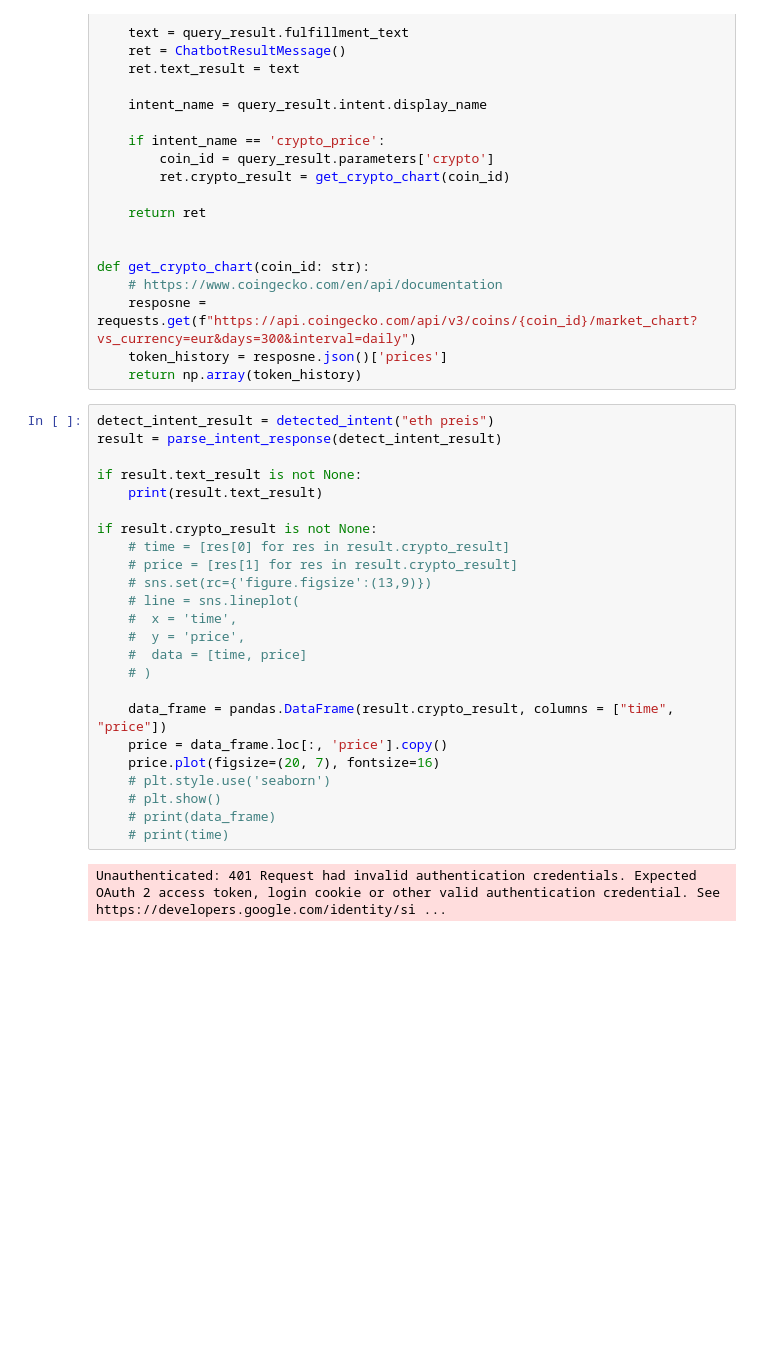
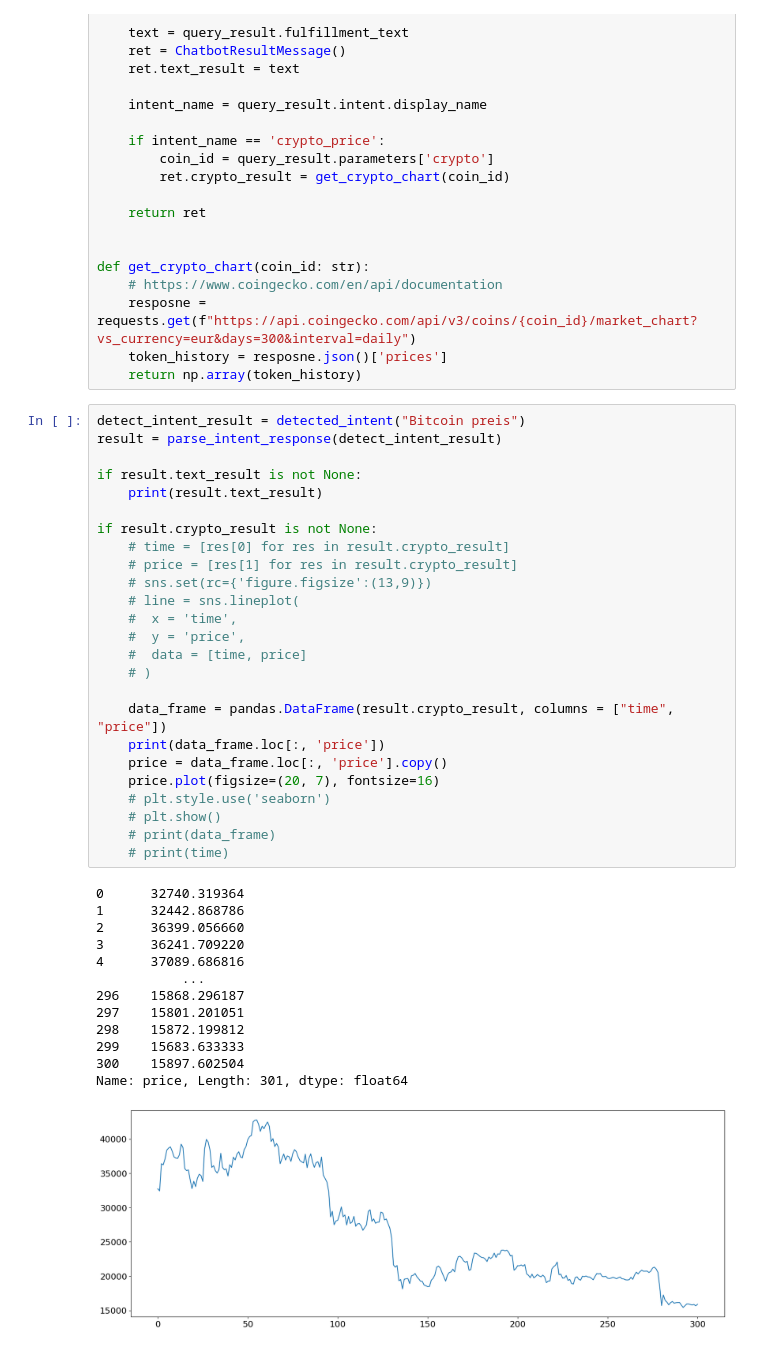
Before and after one commit to bauerjakob/School-Project, a Jupyter notebook: Chatbot.ipynb, the cells around one changed output. Saved outputs shown, nothing was run; the diff lists cells and outputs as text; blank space fills up the shorter version.

```diff
--- a/Chatbot.ipynb
+++ b/Chatbot.ipynb
@@ -106,28 +106,41 @@ def get_crypto_chart(coin_id: str):
     token_history = resposne.json()['prices']
     return np.array(token_history)
 # %%
-detect_intent_result = detected_intent("eth preis")
+detect_intent_result = detected_intent("Bitcoin preis")
 result = parse_intent_response(detect_intent_result)
 
 if result.text_result is not None:
     print(result.text_result)
 
 if result.crypto_result is not None:
     # time = [res[0] for res in result.crypto_result]
     # price = [res[1] for res in result.crypto_result]
     # sns.set(rc={'figure.figsize':(13,9)})
     # line = sns.lineplot(
     #  x = 'time',
     #  y = 'price',
     #  data = [time, price]
     # )
 
     data_frame = pandas.DataFrame(result.crypto_result, columns = ["time", "price"])
+    print(data_frame.loc[:, 'price'])
     price = data_frame.loc[:, 'price'].copy()
     price.plot(figsize=(20, 7), fontsize=16)
     # plt.style.use('seaborn')
     # plt.show()
     # print(data_frame)
     # print(time)
 # %% [output]
-Unauthenticated: 401 Request had invalid authentication credentials. Expected OAuth 2 access token, login cookie or other valid authentication credential. See https://developers.google.com/identity/si ...
+0      32740.319364
+1      32442.868786
+2      36399.056660
+3      36241.709220
+4      37089.686816
+           ...
+296    15868.296187
+297    15801.201051
+298    15872.199812
+299    15683.633333
+300    15897.602504
+Name: price, Length: 301, dtype: float64
+[figure, added]
```
